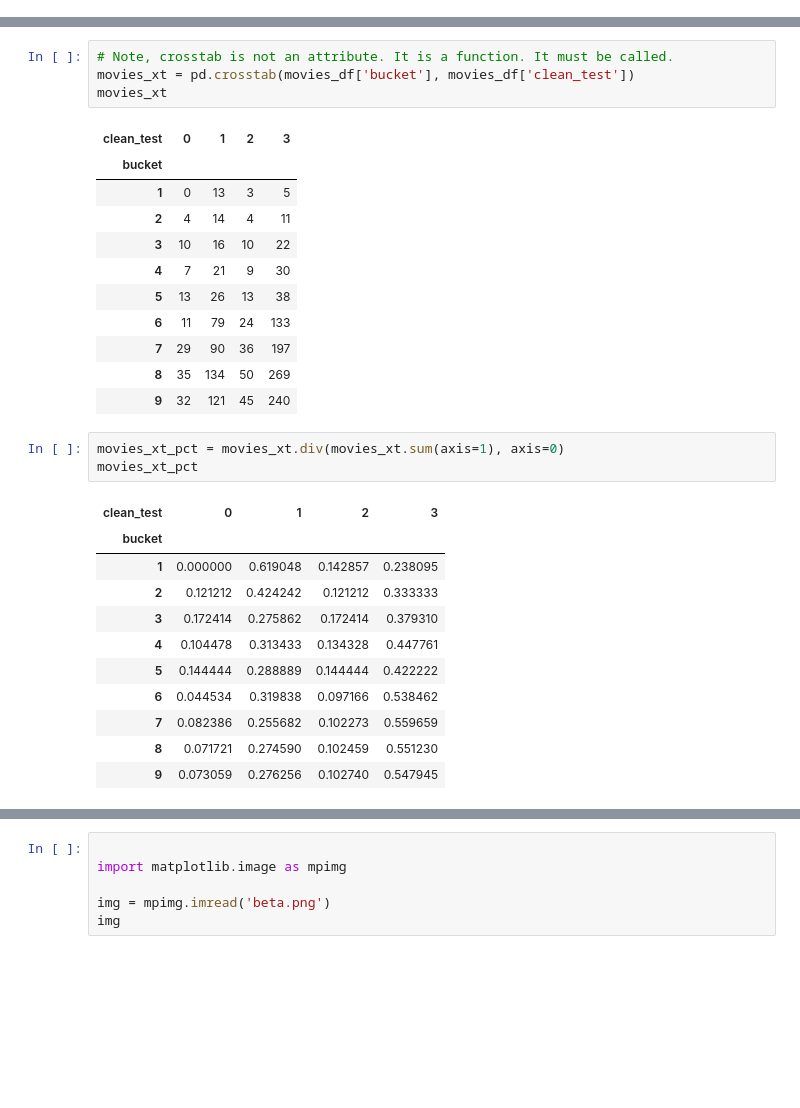
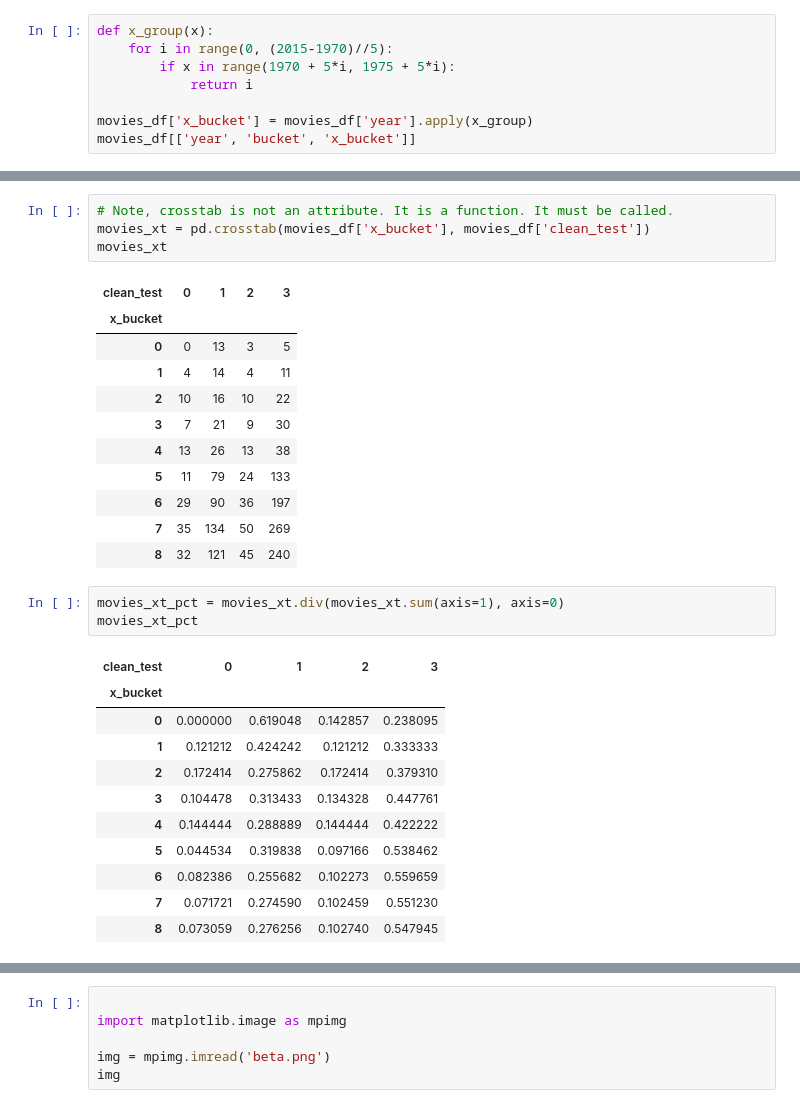
Before and after one commit to geoffreyyip/538-data-viz, a Jupyter notebook: Bechdel-Test Replication.ipynb, the cells around one changed output, grey strips where cells are left out. Saved outputs shown, nothing was run; the diff lists cells and outputs as text; blank space fills up the shorter version.

```diff
--- a/Bechdel-Test Replication.ipynb
+++ b/Bechdel-Test Replication.ipynb
@@ -57,0 +78,8 @@ movies_df[['year', 'bucket']]
+# %%
+def x_group(x):
+    for i in range(0, (2015-1970)//5):
+        if x in range(1970 + 5*i, 1975 + 5*i):
+            return i
+
+movies_df['x_bucket'] = movies_df['year'].apply(x_group)
+movies_df[['year', 'bucket', 'x_bucket']]
@@ -58,34 +105,34 @@ movies_df[['year', 'bucket']]
 # %%
 # Note, crosstab is not an attribute. It is a function. It must be called.
-movies_xt = pd.crosstab(movies_df['bucket'], movies_df['clean_test'])
+movies_xt = pd.crosstab(movies_df['x_bucket'], movies_df['clean_test'])
 movies_xt
 # %% [output]
 | clean_test | 0 | 1 | 2 | 3 |
-| bucket |  |  |  |  |
-| 1 | 0 | 13 | 3 | 5 |
-| 2 | 4 | 14 | 4 | 11 |
-| 3 | 10 | 16 | 10 | 22 |
-| 4 | 7 | 21 | 9 | 30 |
-| 5 | 13 | 26 | 13 | 38 |
-| 6 | 11 | 79 | 24 | 133 |
-| 7 | 29 | 90 | 36 | 197 |
-| 8 | 35 | 134 | 50 | 269 |
-| 9 | 32 | 121 | 45 | 240 |
+| x_bucket |  |  |  |  |
+| 0 | 0 | 13 | 3 | 5 |
+| 1 | 4 | 14 | 4 | 11 |
+| 2 | 10 | 16 | 10 | 22 |
+| 3 | 7 | 21 | 9 | 30 |
+| 4 | 13 | 26 | 13 | 38 |
+| 5 | 11 | 79 | 24 | 133 |
+| 6 | 29 | 90 | 36 | 197 |
+| 7 | 35 | 134 | 50 | 269 |
+| 8 | 32 | 121 | 45 | 240 |
 # %%
 movies_xt_pct = movies_xt.div(movies_xt.sum(axis=1), axis=0)
 movies_xt_pct
 # %% [output]
 | clean_test | 0 | 1 | 2 | 3 |
-| bucket |  |  |  |  |
-| 1 | 0.000000 | 0.619048 | 0.142857 | 0.238095 |
-| 2 | 0.121212 | 0.424242 | 0.121212 | 0.333333 |
-| 3 | 0.172414 | 0.275862 | 0.172414 | 0.379310 |
-| 4 | 0.104478 | 0.313433 | 0.134328 | 0.447761 |
-| 5 | 0.144444 | 0.288889 | 0.144444 | 0.422222 |
-| 6 | 0.044534 | 0.319838 | 0.097166 | 0.538462 |
-| 7 | 0.082386 | 0.255682 | 0.102273 | 0.559659 |
-| 8 | 0.071721 | 0.274590 | 0.102459 | 0.551230 |
-| 9 | 0.073059 | 0.276256 | 0.102740 | 0.547945 |
+| x_bucket |  |  |  |  |
+| 0 | 0.000000 | 0.619048 | 0.142857 | 0.238095 |
+| 1 | 0.121212 | 0.424242 | 0.121212 | 0.333333 |
+| 2 | 0.172414 | 0.275862 | 0.172414 | 0.379310 |
+| 3 | 0.104478 | 0.313433 | 0.134328 | 0.447761 |
+| 4 | 0.144444 | 0.288889 | 0.144444 | 0.422222 |
+| 5 | 0.044534 | 0.319838 | 0.097166 | 0.538462 |
+| 6 | 0.082386 | 0.255682 | 0.102273 | 0.559659 |
+| 7 | 0.071721 | 0.274590 | 0.102459 | 0.551230 |
+| 8 | 0.073059 | 0.276256 | 0.102740 | 0.547945 |
 # %%
 # NOTE TO SELF: NEED TO INVERT THE STACK ORDER
 # GOOD SCORES SHOULD BE ON THE BOTTOM
```
Also changed, not shown: parts of 13 cells of this notebook, 2 other files.
